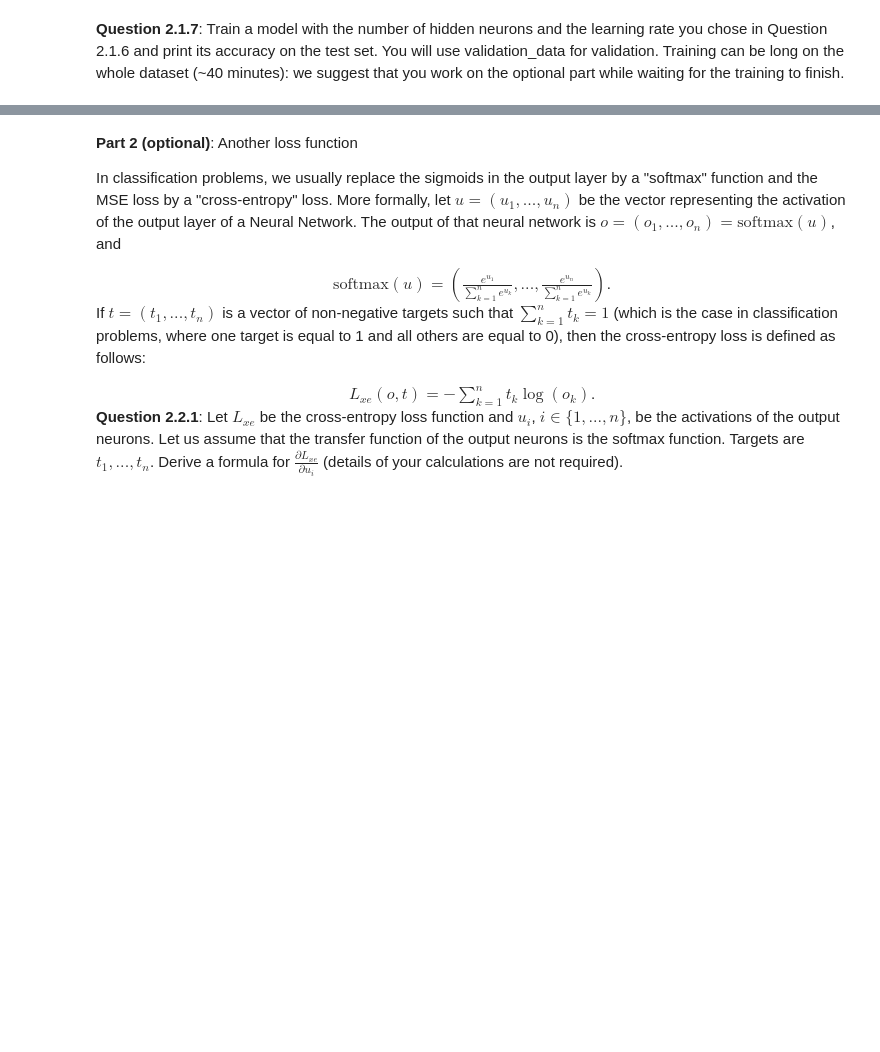
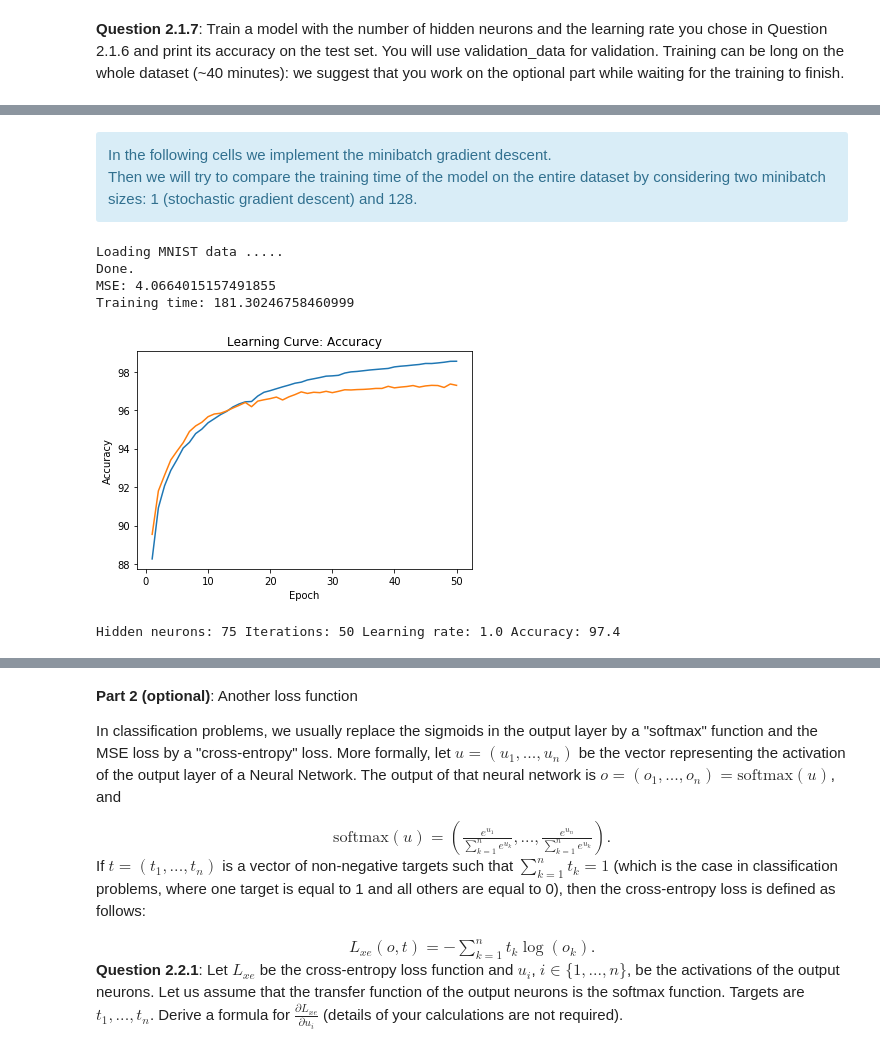
Before and after one commit to sgiammy/DeepLearning-Course, a Jupyter notebook: Lab1/Lab1_DL-Students_v3.ipynb, the cells around one changed output, grey strips where cells are left out. Cells and saved outputs as stored; diff of their text form; code cells hidden in the pictures; blank space fills up the shorter version.

```diff
--- a/Lab1/Lab1_DL-Students_v3.ipynb
+++ b/Lab1/Lab1_DL-Students_v3.ipynb
@@ -393,0 +509,56 @@ mnist_model =
+# %% [markdown]
+<div class="alert alert-info">
+In the following cells we implement the minibatch gradient descent.<br>
+Then we will try to compare the training time of the model on the entire dataset by considering two minibatch sizes: 1 (stochastic gradient descent) and 128.
+</div>
+# %%
+def create_batches(dataset, mb_size):
+    for i in range(0, len(dataset), mb_size):
+        yield dataset[i:i+mb_size]
+
+class NeuralNetwork(NeuralNetwork):
+    def train_minibatch(self, data, validation_data, iterations=50, learning_rate=5.0, mb_size=32, verbose=True):
+        x = data[0]
+        y = data[1]
+        start_time = time.time()
+        training_acc = []
+        validation_acc = []
+        for i in range(iterations):
+            dataset = list(zip(x,y))
+            random.shuffle(dataset)
+            tot_error = 0
+            for minibatch in create_batches(dataset,mb_size):
+                x_mb = [x[0] for x in minibatch]
+                y_mb = [x[1] for x in minibatch]
+                self.feedforward(x_mb)
+                self.backpropagate(y_mb, learning_rate = learning_rate)
+                error = np.power(np.sum(y_mb-self.o_output),2)
+                tot_error += error*len(y_mb)
+            training_acc.append(100*self.predict(data)/len(data[0]))
+            validation_acc.append(100*self.predict(validation_data)/len(validation_data[0]))
+
+        end_time = time.time()
+        if verbose:
+            print("MSE:", tot_error/len(dataset))
+            print("Training time:", end_time - start_time)
+            plot_train_val(range(1, iterations+1), training_acc, validation_acc, "Accuracy")
+# %%
+training_data, validation_data, test_data = load_data()
+
+hidden_neurons = 75
+learning_rates = 1
+n_iterations = 50
+mb_size = 128
+
+mnist_model = NeuralNetwork(784,hn,10)
+mnist_model.train_minibatch(training_data,validation_data,n_iterations,learning_rate,mb_size)
+accuracy = mnist_model.predict(test_data)/100
+print('Hidden neurons:', hn,'Iterations:',n_iterations, 'Learning rate:', learning_rate, 'Accuracy:', accuracy)
+mnist_model.weights_init()
+# %% [output]
+Loading MNIST data .....
+Done.
+MSE: 4.0664015157491855
+Training time: 181.30246758460999
+[figure, added]
+Hidden neurons: 75 Iterations: 50 Learning rate: 1.0 Accuracy: 97.4
```
Also changed, not shown: parts of 33 cells of this notebook.
